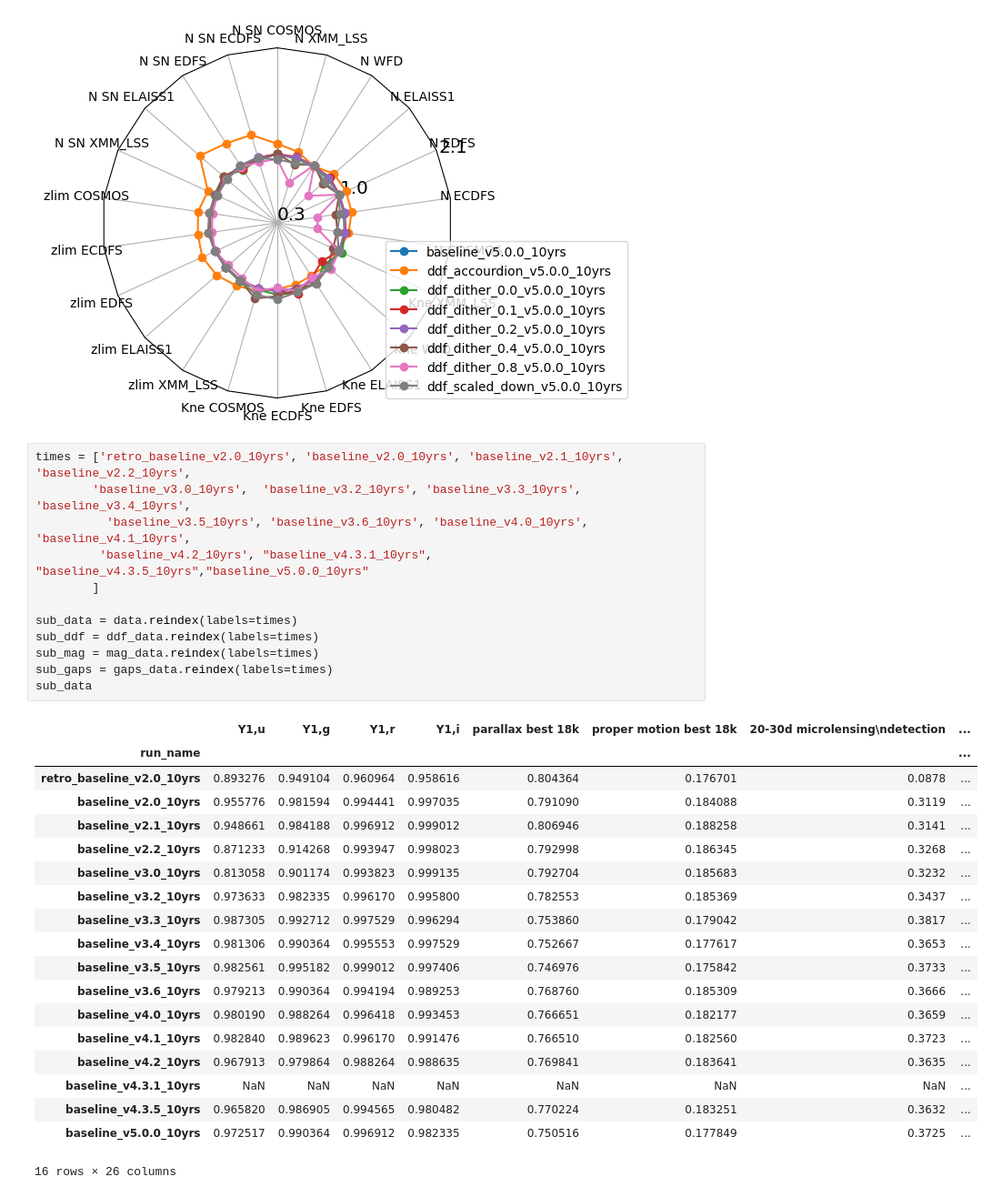
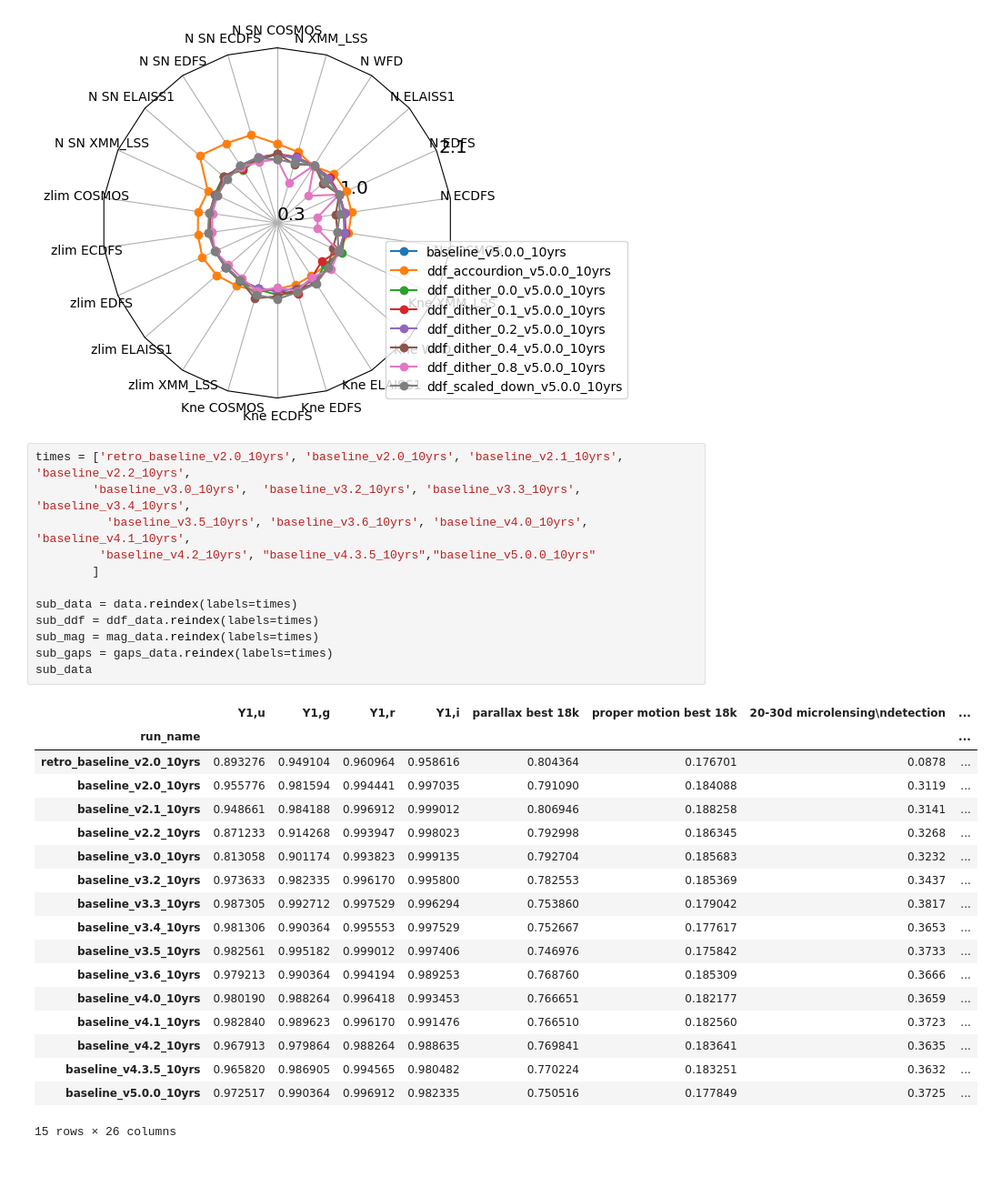
Before and after one commit to lsst-sims/sims_featureScheduler_runs5.0, a Jupyter notebook: maf/quick_look.ipynb, the cells around one changed output. Shown at 91% size. Cells and saved outputs as stored; diff of their text form; blank space fills up the shorter version.

```diff
--- a/maf/quick_look.ipynb
+++ b/maf/quick_look.ipynb
@@ -353,35 +353,34 @@ fig, ax = radar(ndata, legend=True, rgrids=[0.3, 1.0, 2.1], bbox_to_anchor=(1.5,
 # %%
 times = ['retro_baseline_v2.0_10yrs', 'baseline_v2.0_10yrs', 'baseline_v2.1_10yrs', 'baseline_v2.2_10yrs',
         'baseline_v3.0_10yrs',  'baseline_v3.2_10yrs', 'baseline_v3.3_10yrs', 'baseline_v3.4_10yrs',
           'baseline_v3.5_10yrs', 'baseline_v3.6_10yrs', 'baseline_v4.0_10yrs', 'baseline_v4.1_10yrs',
-         'baseline_v4.2_10yrs', "baseline_v4.3.1_10yrs", "baseline_v4.3.5_10yrs","baseline_v5.0.0_10yrs"
+         'baseline_v4.2_10yrs', "baseline_v4.3.5_10yrs","baseline_v5.0.0_10yrs"
         ]
 
 sub_data = data.reindex(labels=times)
 sub_ddf = ddf_data.reindex(labels=times)
 sub_mag = mag_data.reindex(labels=times)
 sub_gaps = gaps_data.reindex(labels=times)
 sub_data
 # %% [output]
 |  | Y1,u | Y1,g | Y1,r | Y1,i | parallax best 18k | proper motion best 18k | 20-30d microlensing\ndetection | ... |
 | run_name |  |  |  |  |  |  |  | ... |
 | retro_baseline_v2.0_10yrs | 0.893276 | 0.949104 | 0.960964 | 0.958616 | 0.804364 | 0.176701 | 0.0878 | ... |
 | baseline_v2.0_10yrs | 0.955776 | 0.981594 | 0.994441 | 0.997035 | 0.791090 | 0.184088 | 0.3119 | ... |
 | baseline_v2.1_10yrs | 0.948661 | 0.984188 | 0.996912 | 0.999012 | 0.806946 | 0.188258 | 0.3141 | ... |
 | baseline_v2.2_10yrs | 0.871233 | 0.914268 | 0.993947 | 0.998023 | 0.792998 | 0.186345 | 0.3268 | ... |
 | baseline_v3.0_10yrs | 0.813058 | 0.901174 | 0.993823 | 0.999135 | 0.792704 | 0.185683 | 0.3232 | ... |
 | baseline_v3.2_10yrs | 0.973633 | 0.982335 | 0.996170 | 0.995800 | 0.782553 | 0.185369 | 0.3437 | ... |
 | baseline_v3.3_10yrs | 0.987305 | 0.992712 | 0.997529 | 0.996294 | 0.753860 | 0.179042 | 0.3817 | ... |
 | baseline_v3.4_10yrs | 0.981306 | 0.990364 | 0.995553 | 0.997529 | 0.752667 | 0.177617 | 0.3653 | ... |
 | baseline_v3.5_10yrs | 0.982561 | 0.995182 | 0.999012 | 0.997406 | 0.746976 | 0.175842 | 0.3733 | ... |
 | baseline_v3.6_10yrs | 0.979213 | 0.990364 | 0.994194 | 0.989253 | 0.768760 | 0.185309 | 0.3666 | ... |
 | baseline_v4.0_10yrs | 0.980190 | 0.988264 | 0.996418 | 0.993453 | 0.766651 | 0.182177 | 0.3659 | ... |
 | baseline_v4.1_10yrs | 0.982840 | 0.989623 | 0.996170 | 0.991476 | 0.766510 | 0.182560 | 0.3723 | ... |
 | baseline_v4.2_10yrs | 0.967913 | 0.979864 | 0.988264 | 0.988635 | 0.769841 | 0.183641 | 0.3635 | ... |
-| baseline_v4.3.1_10yrs | NaN | NaN | NaN | NaN | NaN | NaN | NaN | ... |
 | baseline_v4.3.5_10yrs | 0.965820 | 0.986905 | 0.994565 | 0.980482 | 0.770224 | 0.183251 | 0.3632 | ... |
 | baseline_v5.0.0_10yrs | 0.972517 | 0.990364 | 0.996912 | 0.982335 | 0.750516 | 0.177849 | 0.3725 | ... |
-16 rows × 26 columns
+15 rows × 26 columns
 # %%
 # Rough error bars from weather simulations
 std_dict = {}
```
Also changed, not shown: parts of 1 cell of this notebook, 2 other files.
